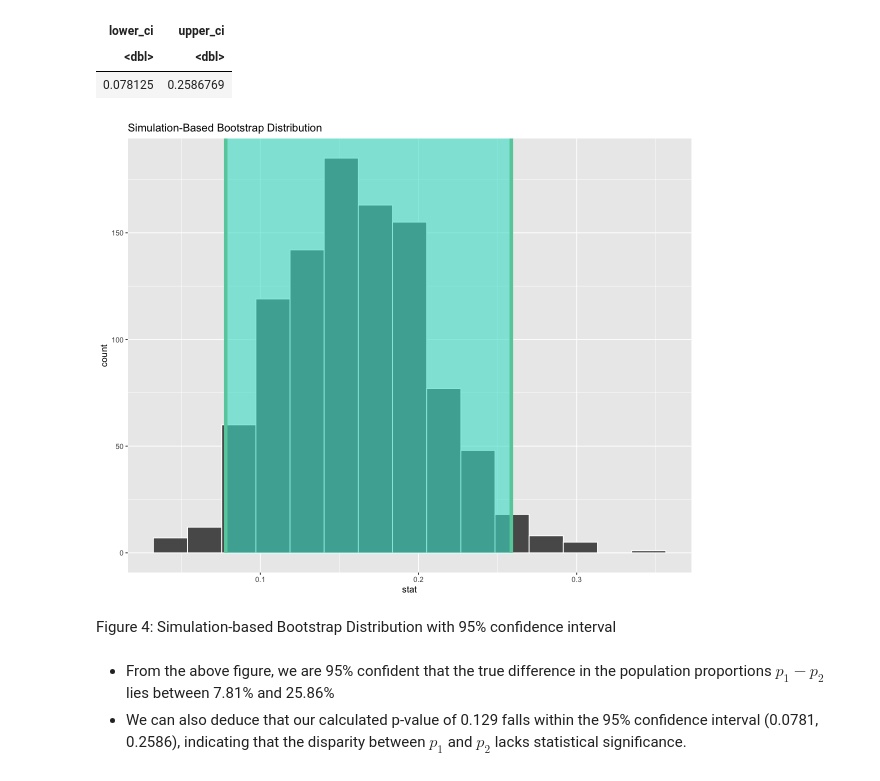
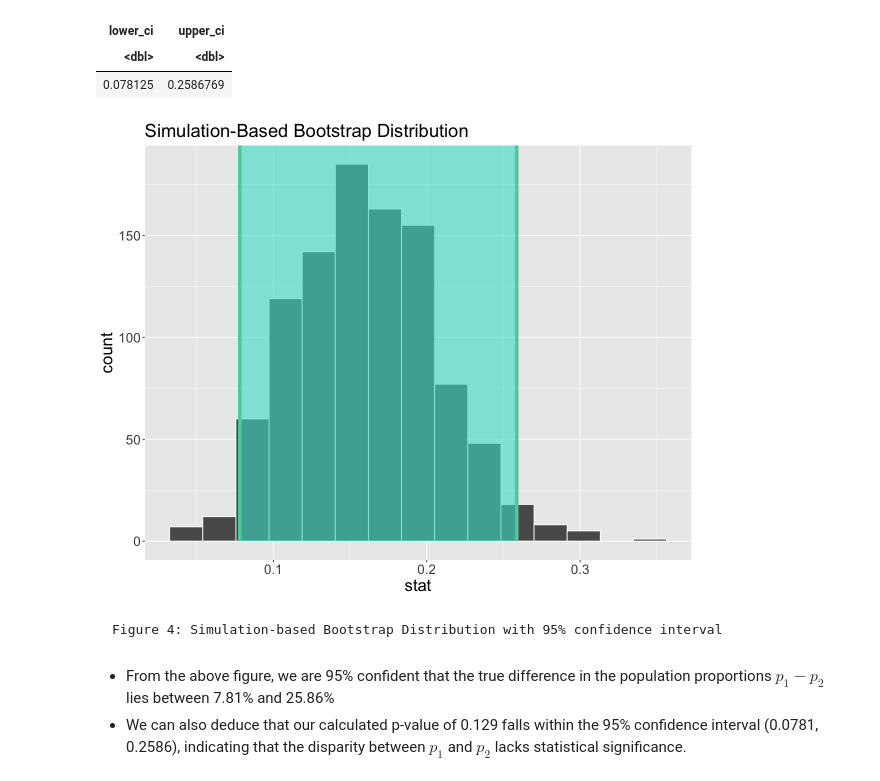
Before and after one commit to Rithika-Nair/STAT-201-Final_Project, a Jupyter notebook: Project-Final-Report.ipynb, the cells around one changed output. Saved outputs shown, nothing was run; the diff lists cells and outputs as text; code cells hidden in the pictures.

```diff
--- a/Project-Final-Report.ipynb
+++ b/Project-Final-Report.ipynb
@@ -377,14 +390,19 @@ A tibble: 1 × 2
 # %%
 # set the size of the plot
 options(repr.plot.width = 10, repr.plot.height = 8)
 
 # visualizing the 95% confidence interval on bootstrap disribution
-visualize(bootstrap_distribution) +
-  shade_confidence_interval(endpoints = percentile_ci)
+percentile_ci_plot <- visualize(bootstrap_distribution) +
+                      shade_confidence_interval(endpoints = percentile_ci) +
+                      theme(axis.text=element_text(size=16),
+                            axis.title=element_text(size=20),
+                            plot.title = element_text(size=22))
+
+percentile_ci_plot
 # %% [output]
-[figure, old version]
+[figure, new version]
 # %% [markdown]
-Figure 4: Simulation-based Bootstrap Distribution with 95% confidence interval
+    Figure 4: Simulation-based Bootstrap Distribution with 95% confidence interval
 # %% [markdown]
 
 
```
Also changed, not shown: parts of 29 cells of this notebook.
